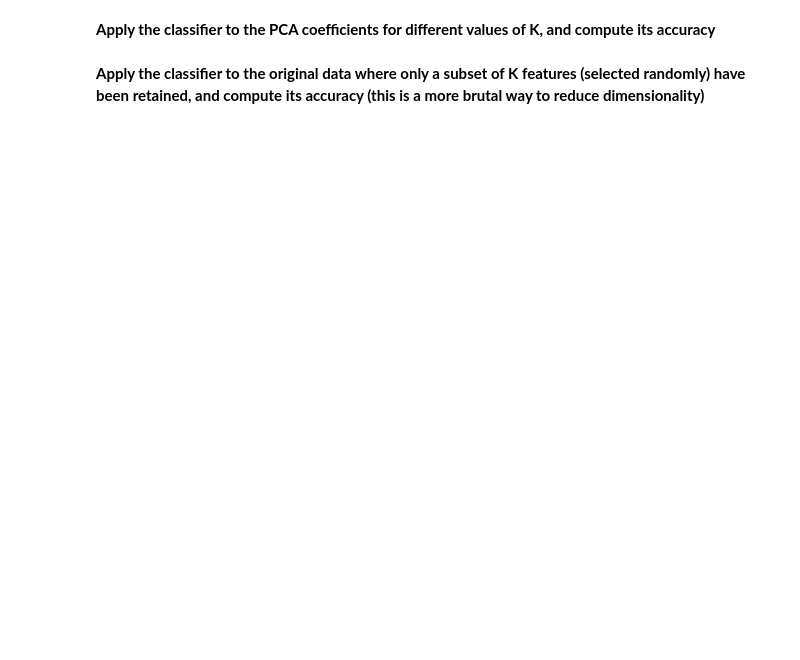
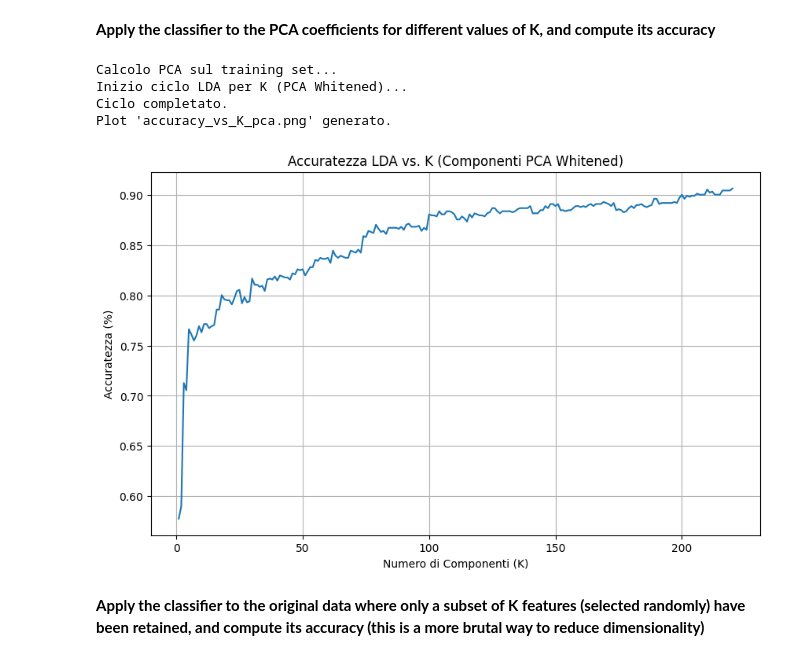
Before and after one commit to rimosoma/neural, a Jupyter notebook: Lab3.ipynb, the cells around one changed output. Drawn from its saved outputs; the diff is of its cells as text; code cells hidden in the pictures; blank space fills up the shorter version.

```diff
--- a/Lab3.ipynb
+++ b/Lab3.ipynb
@@ -283,2 +408,78 @@ its accuracy**
+# %%
+from numpy import linalg as LA
+
+# --- Task 3: Classificatore su PCA "Whitened" ---
+
+# 1. Calcola PCA (come da Esercizio 1, ma SUL TRAINING SET)
+print("Calcolo PCA sul training set...")
+cov_matrix_train = np.cov(X_train_std, rowvar=False)
+w_eigvals, v_eigvecs = LA.eig(cov_matrix_train)
+
+# Ordina autovettori e autovalori
+sorted_indices = np.argsort(w_eigvals)[::-1]
+w_eigvals_sorted = w_eigvals[sorted_indices]
+v_eigvecs_sorted = v_eigvecs[:, sorted_indices] # Matrice W_total (220x220)
+
+# 2. Ciclo su K per calcolare accuratezza
+K_values = np.arange(1, 221)
+accuracies_pca = []
+
+print("Inizio ciclo LDA per K (PCA Whitened)...")
+for K in K_values:
+    # Matrice W_K (220 x K)
+    W_K = v_eigvecs_sorted[:, :K]
+
+    # Autovalori per whitening (Lambda^-1/2)
+    lambda_K = w_eigvals_sorted[:K]
+    # Evita divisione per zero con .clip()
+    lambda_K_inv_sqrt = 1.0 / np.sqrt(np.clip(lambda_K, 1e-10, None))
+
+    # --- Trasformazione Dati (Train e Test) ---
+    # Proiezione PCA (Z = X_std * W_K)
+    Z_train = X_train_std @ W_K
+    Z_test = X_test_std @ W_K
+
+    # Whitening (Y = Z * Lambda^-1/2)
+    Y_train = Z_train * lambda_K_inv_sqrt
+    Y_test = Z_test * lambda_K_inv_sqrt
+
+    # --- Trasformazione Medie (Train) ---
+    # Proiettiamo e sbianchiamo anche le medie calcolate nel Blocco 2
+    Z_mu_0_std = mu_0_std @ W_K
+    Z_mu_1_std = mu_1_std @ W_K
+
+    Y_mu_0 = Z_mu_0_std * lambda_K_inv_sqrt
+    Y_mu_1 = Z_mu_1_std * lambda_K_inv_sqrt
+
+    # --- Classificatore LDA Semplificato nello spazio "Whitened" (Y) ---
+    # Nello spazio Y, la covarianza è I, quindi il modello si applica perfettamente.
+    w_pca = Y_mu_1 - Y_mu_0
+    x_0_pca = 0.5 * (Y_mu_0 + Y_mu_1)
+
+    Y_test_centered = Y_test - x_0_pca
+    scores_pca = Y_test_centered @ w_pca
+
+    y_pred_pca = (scores_pca > 0).astype(int)
+    acc_pca_K = accuracy_score(y_test, y_pred_pca)
+    accuracies_pca.append(acc_pca_K)
+
+print("Ciclo completato.")
+
+# --- Plot Accuratezza vs K (PCA) ---
+plt.figure(figsize=(10, 6))
+plt.plot(K_values, accuracies_pca, label='LDA su PCA "Whitened"')
+plt.title('Accuratezza LDA vs. K (Componenti PCA Whitened)')
+plt.xlabel('Numero di Componenti (K)')
+plt.ylabel('Accuratezza (%)')
+plt.grid(True)
+plt.savefig('accuracy_vs_K_pca.png')
+# plt.show()
+print("Plot 'accuracy_vs_K_pca.png' generato.")
+# %% [output]
+Calcolo PCA sul training set...
+Inizio ciclo LDA per K (PCA Whitened)...
+Ciclo completato.
+Plot 'accuracy_vs_K_pca.png' generato.
+[figure, added]
 # %% [markdown]
 **Apply the classifier to the original data where only a subset of K features (selected randomly) have been retained, and compute its accuracy (this is a more brutal way to reduce dimensionality)**
```
Also changed, not shown: parts of 13 cells of this notebook.
